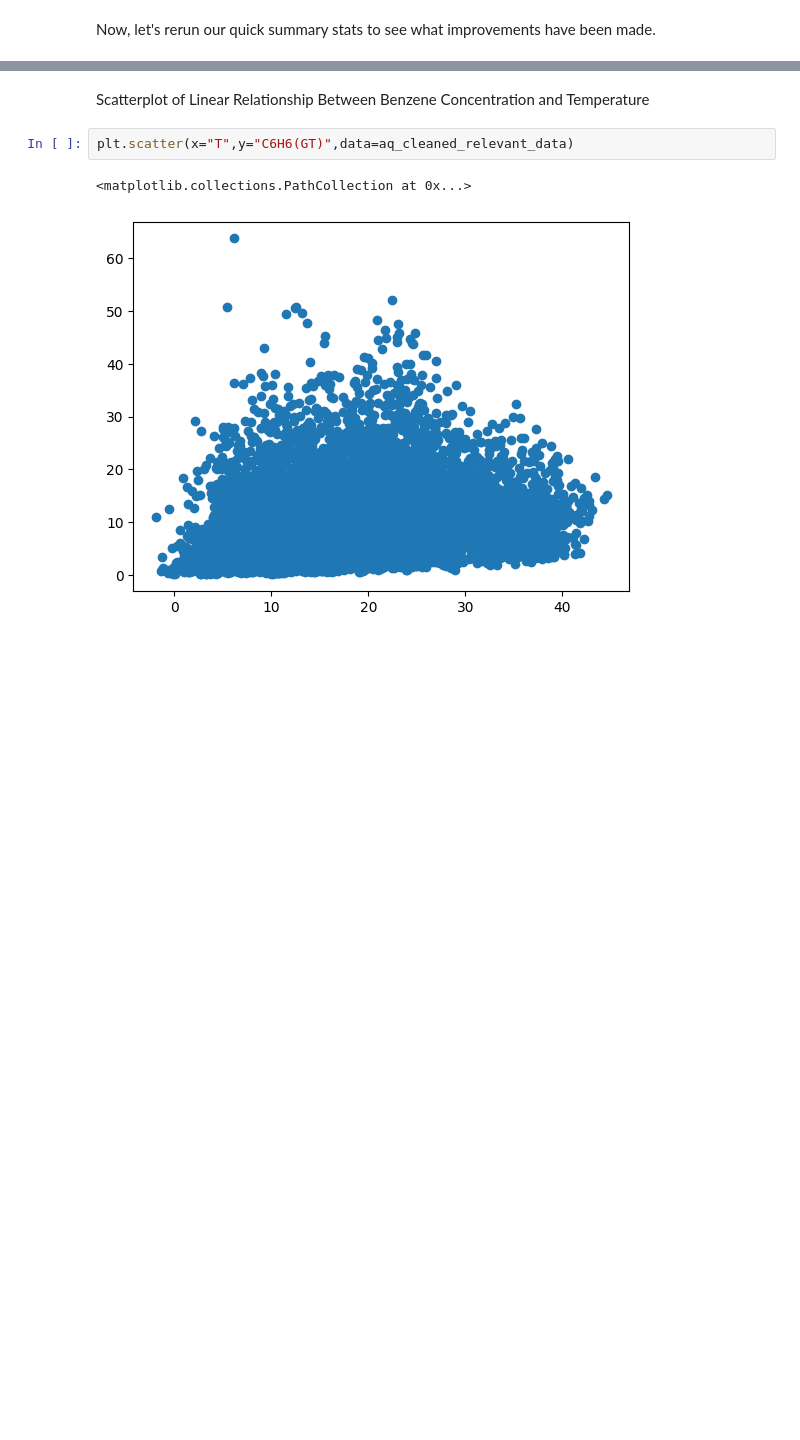
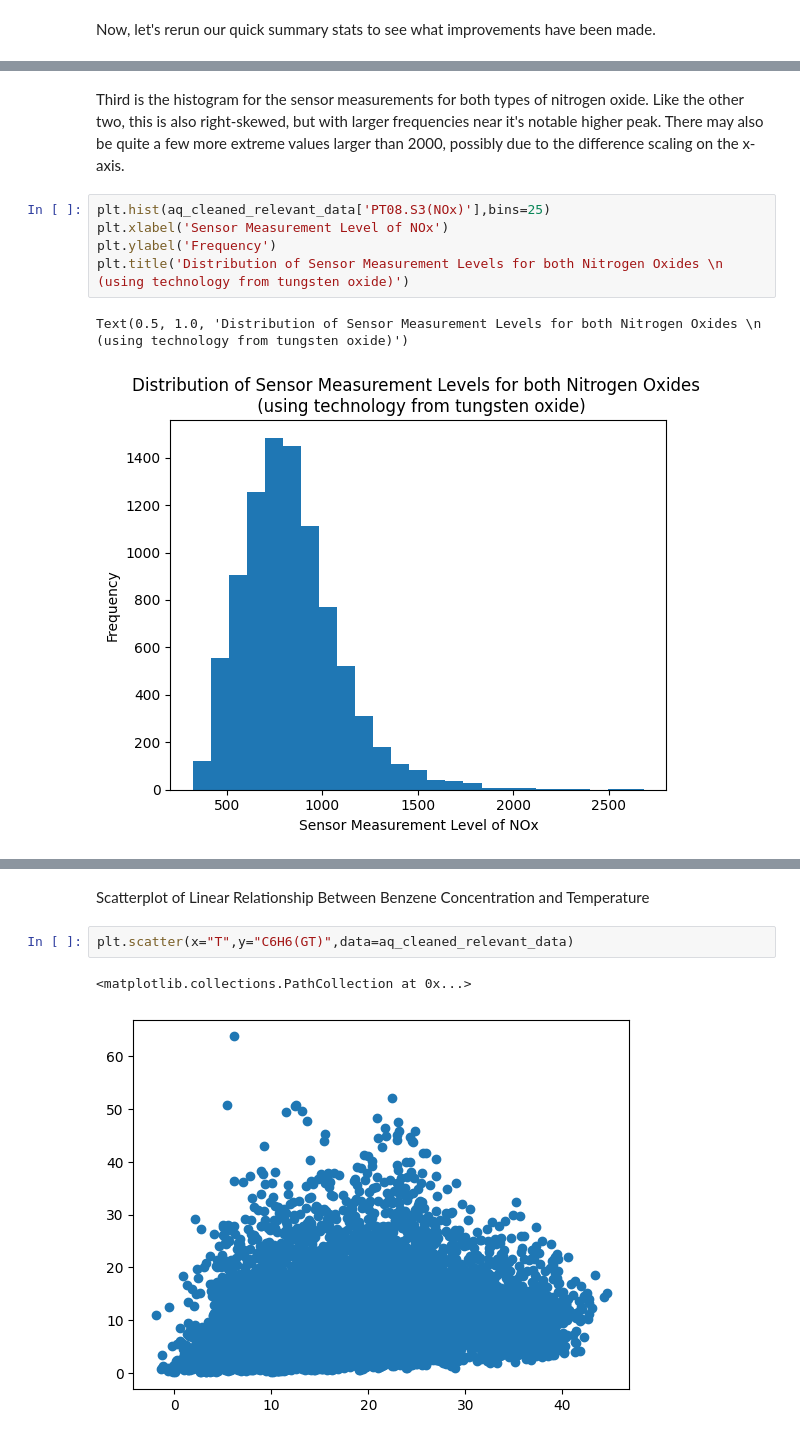
Before and after one commit to cashby-890/ST-554-Project1, a Jupyter notebook: Task2/ST_554_Project_1_Task_2.ipynb, the cells around one changed output, grey strips where cells are left out. Saved outputs shown, nothing was run; the diff lists cells and outputs as text; blank space fills up the shorter version.

```diff
--- a/Task2/ST_554_Project_1_Task_2.ipynb
+++ b/Task2/ST_554_Project_1_Task_2.ipynb
@@ -315,0 +186,10 @@ aq_cleaned_relevant_data.agg(["mean","median","max","min","std"])
+# %% [markdown]
+Third is the histogram for the sensor measurements for both types of nitrogen oxide. Like the other two, this is also right-skewed, but with larger frequencies near it's notable higher peak. There may also be quite a few more extreme values larger than 2000, possibly due to the difference scaling on the x-axis.
+# %%
+plt.hist(aq_cleaned_relevant_data['PT08.S3(NOx)'],bins=25)
+plt.xlabel('Sensor Measurement Level of NOx')
+plt.ylabel('Frequency')
+plt.title('Distribution of Sensor Measurement Levels for both Nitrogen Oxides \n (using technology from tungsten oxide)')
+# %% [output]
+Text(0.5, 1.0, 'Distribution of Sensor Measurement Levels for both Nitrogen Oxides \n (using technology from tungsten oxide)')
+[figure, added]
```
Also changed, not shown: parts of 73 cells of this notebook.
